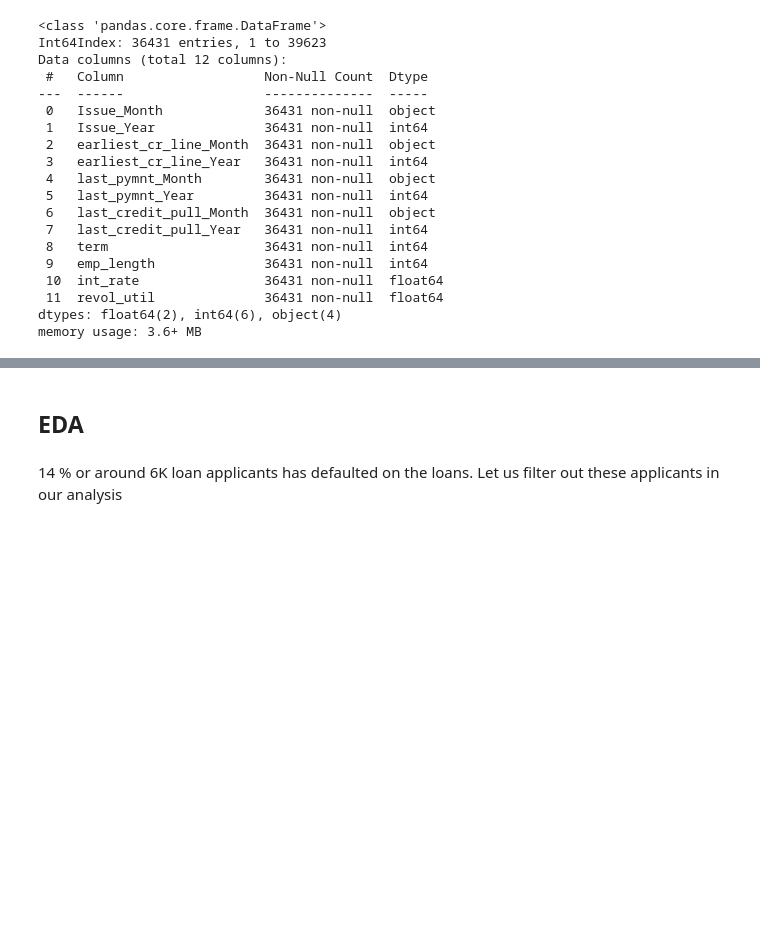
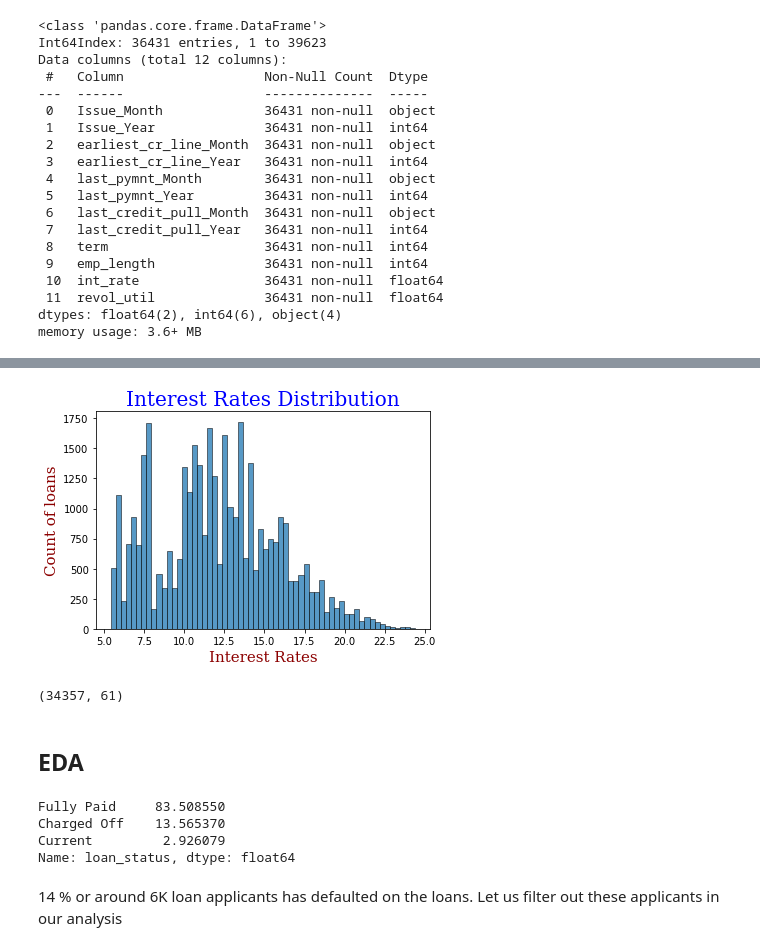
Before and after one commit to hargurjeet/Lending-Club-CaseStudy, a Jupyter notebook: Lending_Club_Case_Study.ipynb, the cells around one changed output, grey strips where cells are left out. Cells and saved outputs as stored; diff of their text form; code cells hidden in the pictures; blank space fills up the shorter version.

```diff
--- a/Lending_Club_Case_Study.ipynb
+++ b/Lending_Club_Case_Study.ipynb
@@ -323,0 +361,8 @@ df5.select_dtypes(include='object')
+# %%
+sns.histplot(df4.int_rate)
+plt.title('Interest Rates Distribution',  fontdict = font1)
+plt.xlabel("Interest Rates", fontdict = font2)
+plt.ylabel("Count of loans", fontdict = font2)
+plt.show()
+# %% [output]
+[figure, added]
@@ -324,5 +372,14 @@ df5.select_dtypes(include='object')
+# %%
+df6.shape
+# %% [output]
+(34357, 61)
 # %% [markdown]
 ## EDA
 # %%
-(df5.loan_status.value_counts()/ len(df5))*100
+(df4.loan_status.value_counts()/ len(df4))*100
+# %% [output]
+Fully Paid     83.508550
+Charged Off    13.565370
+Current         2.926079
+Name: loan_status, dtype: float64
 # %%
```
Also changed, not shown: parts of 15 cells of this notebook.
